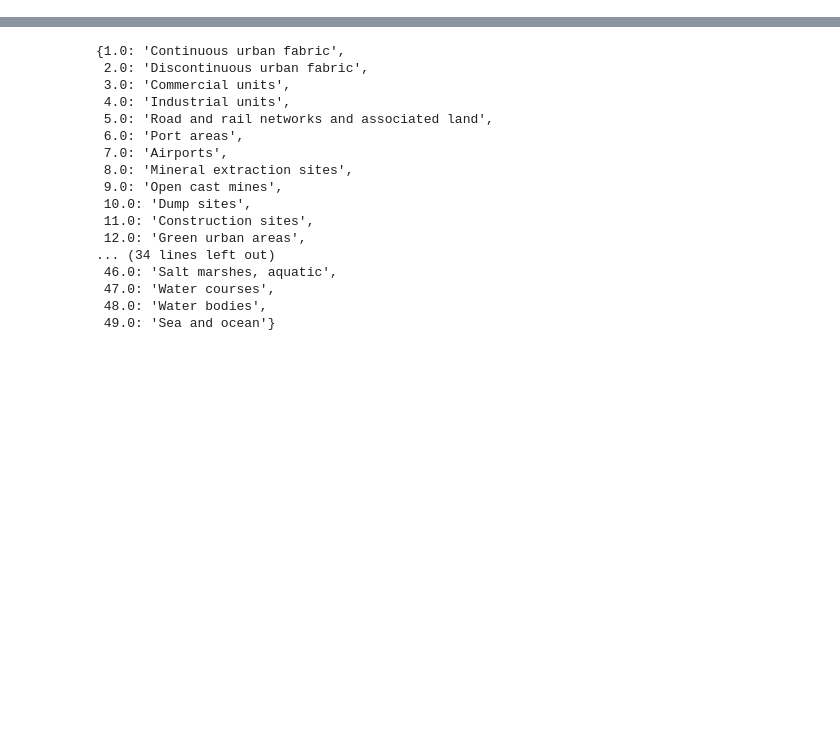
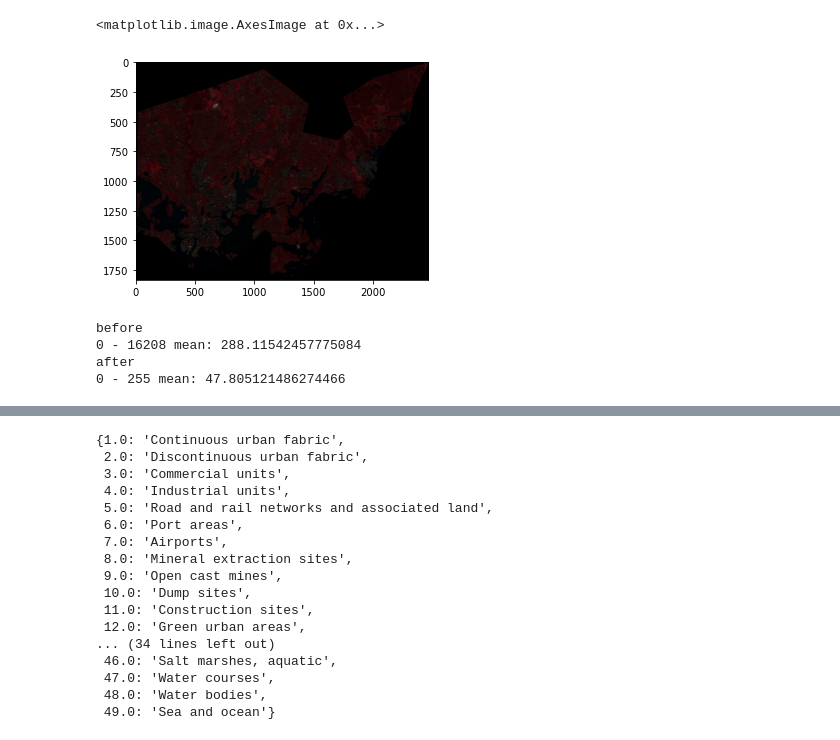
Before and after one commit to csc-training/PythonGIS_CSC, a Jupyter notebook: Raster/Seurasaari_trees.ipynb, the cells around one changed output, grey strips where cells are left out. Cells and saved outputs as stored; diff of their text form; code cells hidden in the pictures; blank space fills up the shorter version.

```diff
--- a/Raster/Seurasaari_trees.ipynb
+++ b/Raster/Seurasaari_trees.ipynb
@@ -221,0 +127,27 @@ with rasterio.open("seurasaari_ndvi.tif", "w", **out_meta) as dest:
+# %%
+#stack and plot normalized version
+
+normstack = np.dstack((normnir, normred, normgreen))
+plt.imshow(normstack);
+# %% [output]
+<matplotlib.image.AxesImage at 0x...>
+[figure, added]
+# %%
+# too dark
+# let's try and fix this with a histogram stretch
+
+from fix_plot import stretch
+
+stretchnir = stretch(nir)
+stretchred = stretch(red)
+stretchgreen = stretch(green)
+
+print('before')
+print(red.min(), '-', red.max(), 'mean:', red.mean())
+print('after')
+print(stretchred.min(), '-', stretchred.max(), 'mean:', stretchred.mean())
+# %% [output]
+before
+0 - 16208 mean: 288.11542457775084
+after
+0 - 255 mean: 47.805121486274466
```
Also changed, not shown: parts of 79 cells of this notebook, 7 other files.
